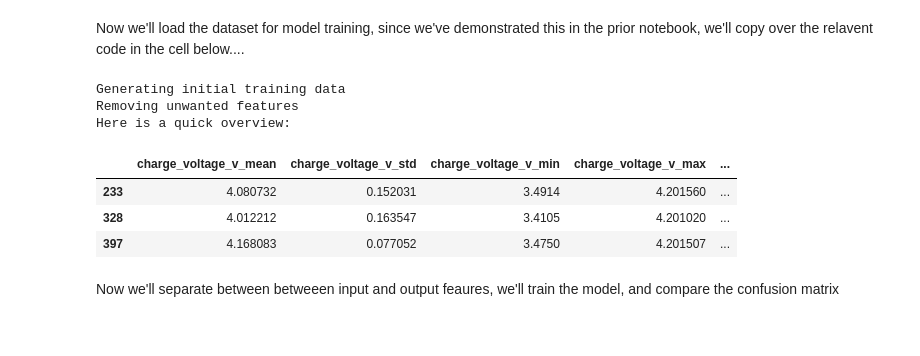
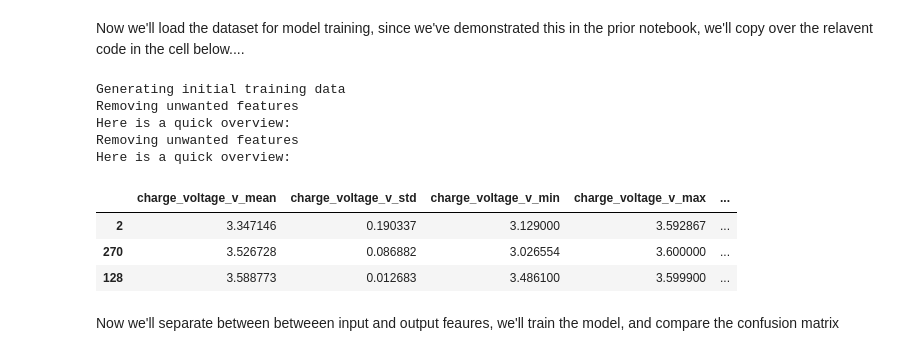
Before and after one commit to MJonesUmich/Battery_Classifier, a Jupyter notebook: notebooks/03_Logistic_Regression_Exploration.ipynb, the cells around one changed output. Cells and saved outputs as stored; diff of their text form; code cells hidden in the pictures.

```diff
--- a/notebooks/03_Logistic_Regression_Exploration.ipynb
+++ b/notebooks/03_Logistic_Regression_Exploration.ipynb
@@ -27,13 +30,21 @@ import seaborn as sns
 Now we'll load the dataset for model training, since we've demonstrated this in the prior notebook, we'll copy over the relavent code in the cell below....
 # %%
 
-def summarize_features(input_df, chemistry, chemistry_filepath, desired_features):
+def summarize_features(input_df, chemistry, chemistry_filepath, desired_features, clip=True):
     """This function takes the input_features and finds the mean, min, max and standard deviation for each of them,
     returning a dataframe of the aggregated features for each unique battery, along with its chemistry.
-    Inputs: input_df (pandas dataframe), chemistry (str), chemistry_filepath (str), and desired_features (list)
+    Inputs: input_df (pandas dataframe), chemistry (str), chemistry_filepath (str), desired_features (list), clip (bool)
     Outputs: agg_data (pandas dataframe)"""
 
-    tdf = input_df[desired_features]
+    tdf = input_df[desired_features].copy()
+
+    # Apply voltage clipping if enabled
+    if clip and 'voltage_v' in tdf.columns:
+        tdf = tdf[(tdf['voltage_v'] >= 3.0) & (tdf['voltage_v'] <= 3.6)]
+
+    # If no data remains after clipping, return None
+    if len(tdf) == 0:
+        return None
 
     agg_data = {}
     for col in tdf.columns:
@@ -48,11 +59,11 @@ def summarize_features(input_df, chemistry, chemistry_filepath, desired_features
     return agg_data
 
 
-def agg_chem_features(input_dir):
+def agg_chem_features(input_dir, clip=True):
     """This function walks through an input directory, finds each chemistry folder and the battery id
     folders embedded in each of them. For each battery ID, it reads the file to a dataframe and
     aggregates the desired features using summarize features.
-    Inputs: input_dir (str)
+    Inputs: input_dir (str), clip (bool) - if True, filters voltage between 3.0 and 3.6V
     Outputs: result_df (pandas dataframe)"""
 
     chemistries = os.listdir(input_dir)
@@ -85,8 +96,12 @@ def agg_chem_features(input_dir):
                 if charge_df.c_rate.iloc[0] == "variable" or discharge_df.c_rate.iloc[0] == "variable":
                     continue
                 else:
-                    charge_data = summarize_features(charge_df, chemistry, charge_filepath, desired_features)
-                    discharge_data = summarize_features(discharge_df, chemistry, discharge_filepath, desired_features)
+                    charge_data = summarize_features(charge_df, chemistry, charge_filepath, desired_features, clip=clip)
+                    discharge_data = summarize_features(discharge_df, chemistry, discharge_filepath, desired_features, clip=clip)
+
+                    # Skip if either charge or discharge had no data after clipping
+                    if charge_data is None or discharge_data is None:
+                        continue
 
                     # Convert dicts to DataFrames for concat
                     charge_data = pd.DataFrame([charge_data])
@@ -110,38 +125,41 @@ def scrub_values(input_df):
     Inputs: input_df (pandas dataframe)
     Outputs: strip_df (pandas dataframe)"""
 
     #Now let's remove unneeded features:
     strip_cols = ['charge_cycle_index_min', 'charge_cycle_index_max', 'charge_cycle_index_mean', 'charge_cycle_index_std',
                 'charge_normalized_time_min', 'charge_normalized_time_max', 'discharge_c_rate_min', 'discharge_c_rate_max',
                 'discharge_c_rate_std', 'charge_c_rate_min', 'charge_c_rate_max', 'charge_c_rate_std',
                 'discharge_temperature_k_max', 'discharge_temperature_k_min', 'discharge_temperature_k_std',
                 'charge_temperature_k_max', 'charge_temperature_k_min', 'charge_temperature_k_std',
                 'discharge_temperature_k_mean', 'file', 'discharge_cycle_index_mean', 'discharge_cycle_index_max',
                 'discharge_cycle_index_min', 'discharge_cycle_index_std',
                 'discharge_normalized_time_max', 'discharge_normalized_time_min', 'discharge_normalized_time_std',
                 'charge_normalized_time_std', 'charge_normalized_time_mean', 'discharge_normalized_time_mean']
 
     strip_df = input_df.drop(columns=strip_cols, errors='ignore')
     strip_df = strip_df.iloc[:, :-1]
     strip_df.describe()
     return strip_df
 
 
 input_dir = r'..\assets\processed'
 print('Generating initial training data')
-result_df = agg_chem_features(input_dir)
+result_df = agg_chem_features(input_dir, clip=True)  # Set clip=True to filter voltage between 3.0-3.6V
 print('Removing unwanted features')
-strip_df = scrub_values(result_df)
+strip_df = scrub_values(result_df).dropna()
+
 print('Here is a quick overview:')
 strip_df.sample(3)
 # %% [output]
 Generating initial training data
 Removing unwanted features
 Here is a quick overview:
+Removing unwanted features
+Here is a quick overview:
 |  | charge_voltage_v_mean | charge_voltage_v_std | charge_voltage_v_min | charge_voltage_v_max | ... |
-| 233 | 4.080732 | 0.152031 | 3.4914 | 4.201560 | ... |
-| 328 | 4.012212 | 0.163547 | 3.4105 | 4.201020 | ... |
-| 397 | 4.168083 | 0.077052 | 3.4750 | 4.201507 | ... |
+| 2 | 3.347146 | 0.190337 | 3.129000 | 3.592867 | ... |
+| 270 | 3.526728 | 0.086882 | 3.026554 | 3.600000 | ... |
+| 128 | 3.588773 | 0.012683 | 3.486100 | 3.599900 | ... |
 # %% [markdown]
 Now we'll separate between betweeen input and output feaures, we'll train the model, and compare the confusion matrix
 # %%
```
Also changed, not shown: parts of 4 cells of this notebook, 1 other file.
